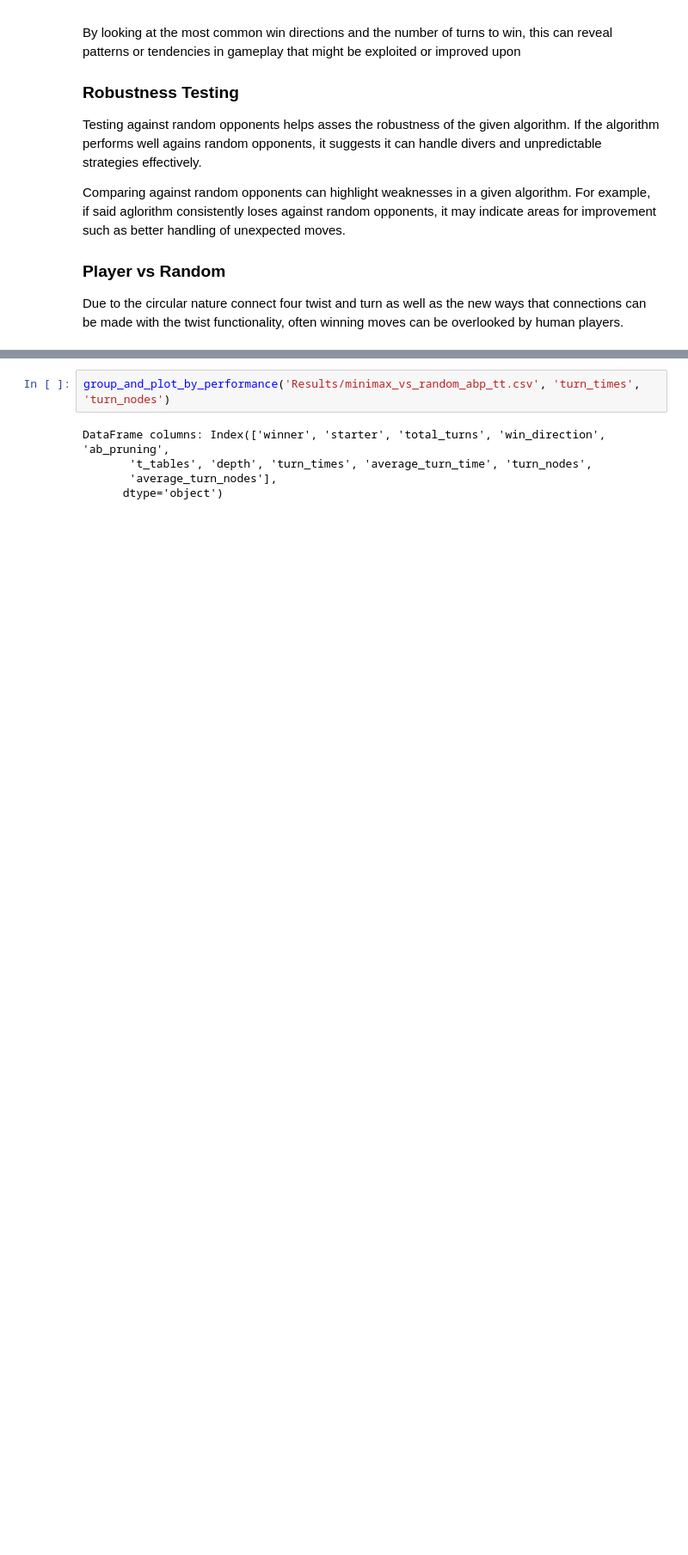
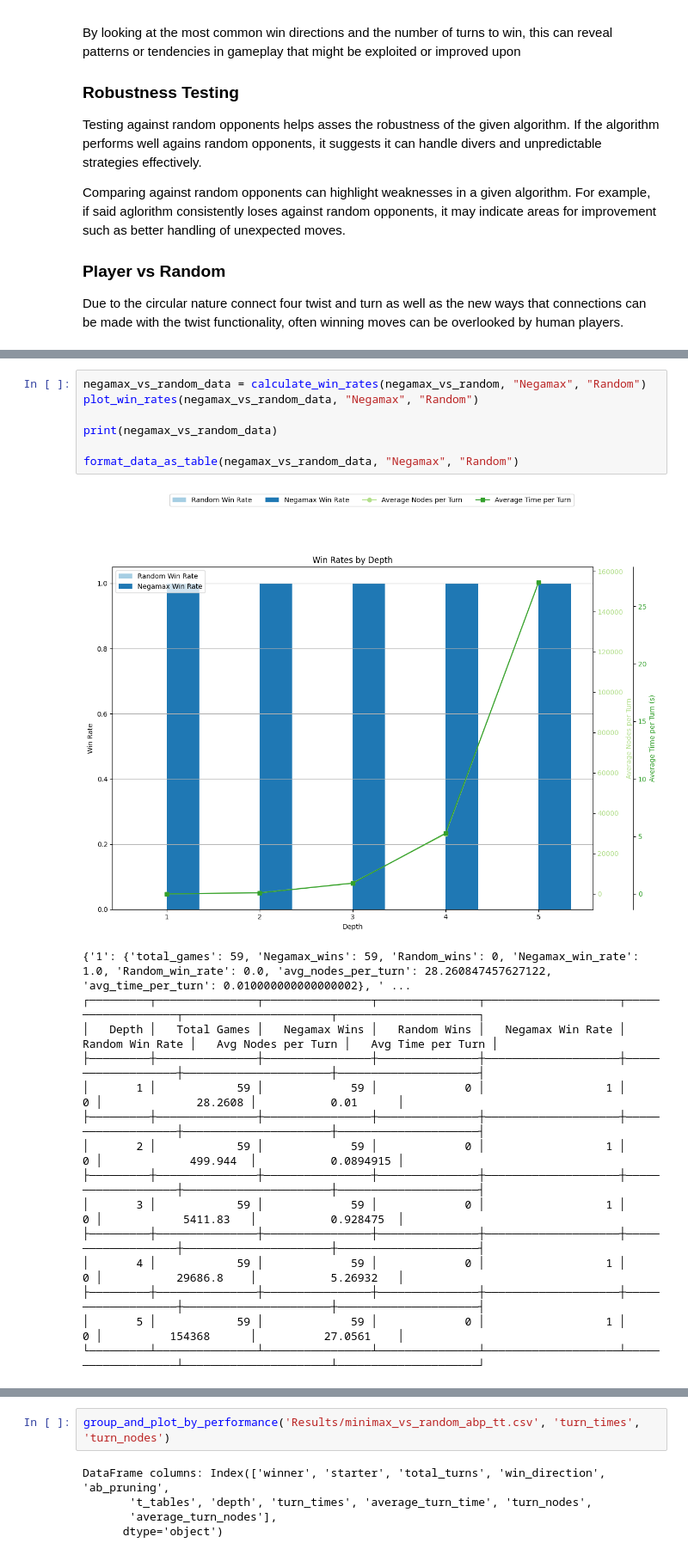
Before and after one commit to J-Krajewski/connect-four-twist, a Jupyter notebook: evaluate_results.ipynb, the cells around one changed output, grey strips where cells are left out. Shown at 86% size. Drawn from its saved outputs; the diff is of its cells as text; blank space fills up the shorter version.

```diff
--- a/evaluate_results.ipynb
+++ b/evaluate_results.ipynb
@@ -212,3 +430,26 @@ DataFrame columns: Index(['winner', 'starter', 'total_turns', 'win_direction', '
+# %%
+negamax_vs_random_data = calculate_win_rates(negamax_vs_random, "Negamax", "Random")
+plot_win_rates(negamax_vs_random_data, "Negamax", "Random")
+
+print(negamax_vs_random_data)
+
+format_data_as_table(negamax_vs_random_data, "Negamax", "Random")
+# %% [output]
+[figure, added]
+{'1': {'total_games': 59, 'Negamax_wins': 59, 'Random_wins': 0, 'Negamax_win_rate': 1.0, 'Random_win_rate': 0.0, 'avg_nodes_per_turn': 28.260847457627122, 'avg_time_per_turn': 0.010000000000000002}, ' ...
+┌─────────┬───────────────┬────────────────┬───────────────┬────────────────────┬───────────────────┬──────────────────────┬─────────────────────┐
+│   Depth │   Total Games │   Negamax Wins │   Random Wins │   Negamax Win Rate │   Random Win Rate │   Avg Nodes per Turn │   Avg Time per Turn │
+├─────────┼───────────────┼────────────────┼───────────────┼────────────────────┼───────────────────┼──────────────────────┼─────────────────────┤
+│       1 │            59 │             59 │             0 │                  1 │                 0 │              28.2608 │           0.01      │
+├─────────┼───────────────┼────────────────┼───────────────┼────────────────────┼───────────────────┼──────────────────────┼─────────────────────┤
+│       2 │            59 │             59 │             0 │                  1 │                 0 │             499.944  │           0.0894915 │
+├─────────┼───────────────┼────────────────┼───────────────┼────────────────────┼───────────────────┼──────────────────────┼─────────────────────┤
+│       3 │            59 │             59 │             0 │                  1 │                 0 │            5411.83   │           0.928475  │
+├─────────┼───────────────┼────────────────┼───────────────┼────────────────────┼───────────────────┼──────────────────────┼─────────────────────┤
+│       4 │            59 │             59 │             0 │                  1 │                 0 │           29686.8    │           5.26932   │
+├─────────┼───────────────┼────────────────┼───────────────┼────────────────────┼───────────────────┼──────────────────────┼─────────────────────┤
+│       5 │            59 │             59 │             0 │                  1 │                 0 │          154368      │          27.0561    │
+└─────────┴───────────────┴────────────────┴───────────────┴────────────────────┴───────────────────┴──────────────────────┴─────────────────────┘
 # %%
 group_and_plot_by_depth_cobf(minimax_vs_random, "turn_nodes")
 # %% [output]
```
Also changed, not shown: parts of 19 cells of this notebook, 17 other files.
